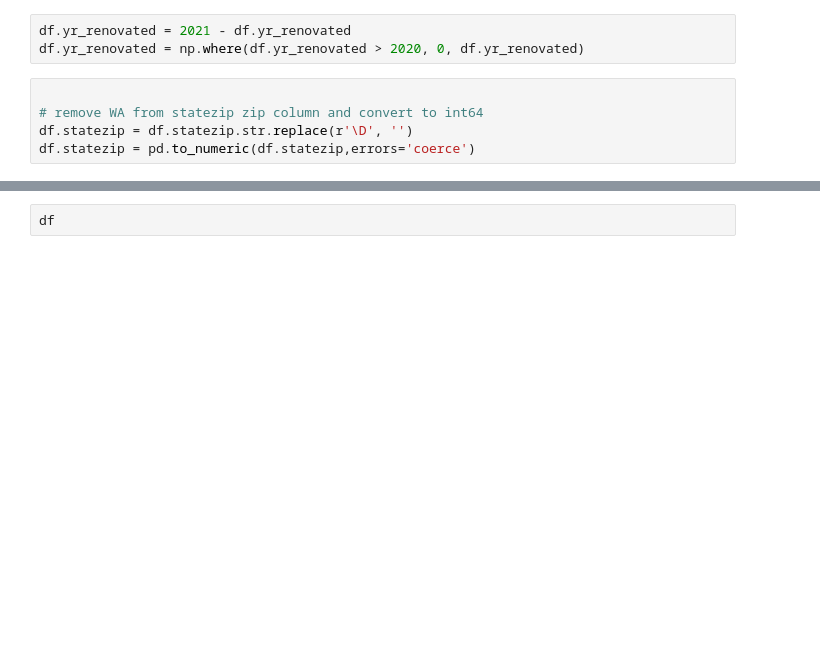
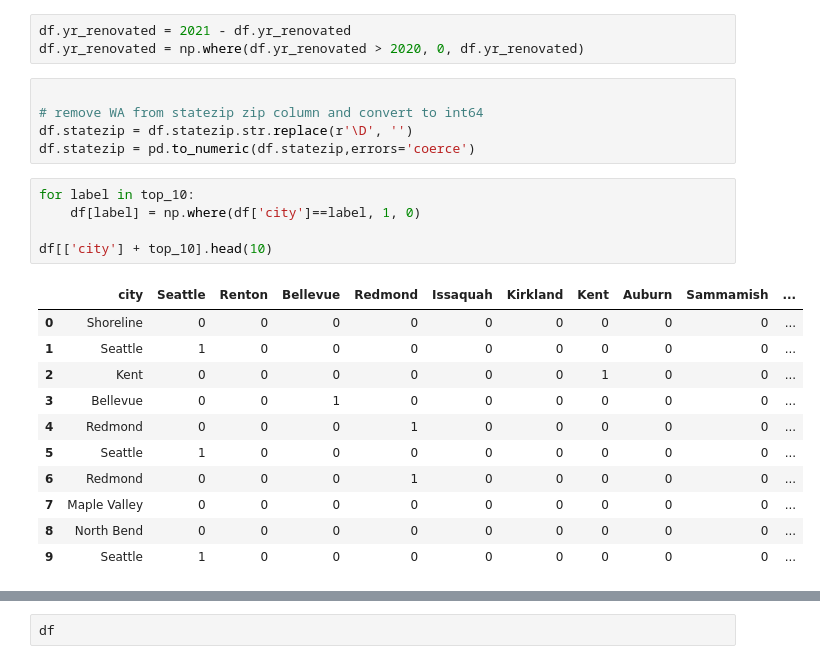
Before and after one commit to jf20541/Optimal-RegressionModel-HyperParameters-Flask-Azure-Docker, a Jupyter notebook: notebooks/house_price_eda.ipynb, the cells around one changed output, grey strips where cells are left out. Saved outputs shown, nothing was run; the diff lists cells and outputs as text; blank space fills up the shorter version.

```diff
--- a/notebooks/eda.ipynb
+++ b/notebooks/house_price_eda.ipynb
@@ -56,3 +56,20 @@ df.yr_renovated = np.where(df.yr_renovated > 2020, 0, df.yr_renovated)
 # remove WA from statezip zip column and convert to int64
 df.statezip = df.statezip.str.replace(r'\D', '')
 df.statezip = pd.to_numeric(df.statezip,errors='coerce')
+# %%
+for label in top_10:
+    df[label] = np.where(df['city']==label, 1, 0)
+
+df[['city'] + top_10].head(10)
+# %% [output]
+|  | city | Seattle | Renton | Bellevue | Redmond | Issaquah | Kirkland | Kent | Auburn | Sammamish | ... |
+| 0 | Shoreline | 0 | 0 | 0 | 0 | 0 | 0 | 0 | 0 | 0 | ... |
+| 1 | Seattle | 1 | 0 | 0 | 0 | 0 | 0 | 0 | 0 | 0 | ... |
+| 2 | Kent | 0 | 0 | 0 | 0 | 0 | 0 | 1 | 0 | 0 | ... |
+| 3 | Bellevue | 0 | 0 | 1 | 0 | 0 | 0 | 0 | 0 | 0 | ... |
+| 4 | Redmond | 0 | 0 | 0 | 1 | 0 | 0 | 0 | 0 | 0 | ... |
+| 5 | Seattle | 1 | 0 | 0 | 0 | 0 | 0 | 0 | 0 | 0 | ... |
+| 6 | Redmond | 0 | 0 | 0 | 1 | 0 | 0 | 0 | 0 | 0 | ... |
+| 7 | Maple Valley | 0 | 0 | 0 | 0 | 0 | 0 | 0 | 0 | 0 | ... |
+| 8 | North Bend | 0 | 0 | 0 | 0 | 0 | 0 | 0 | 0 | 0 | ... |
+| 9 | Seattle | 1 | 0 | 0 | 0 | 0 | 0 | 0 | 0 | 0 | ... |
```
Also changed, not shown: parts of 11 cells of this notebook, 6 other files.
